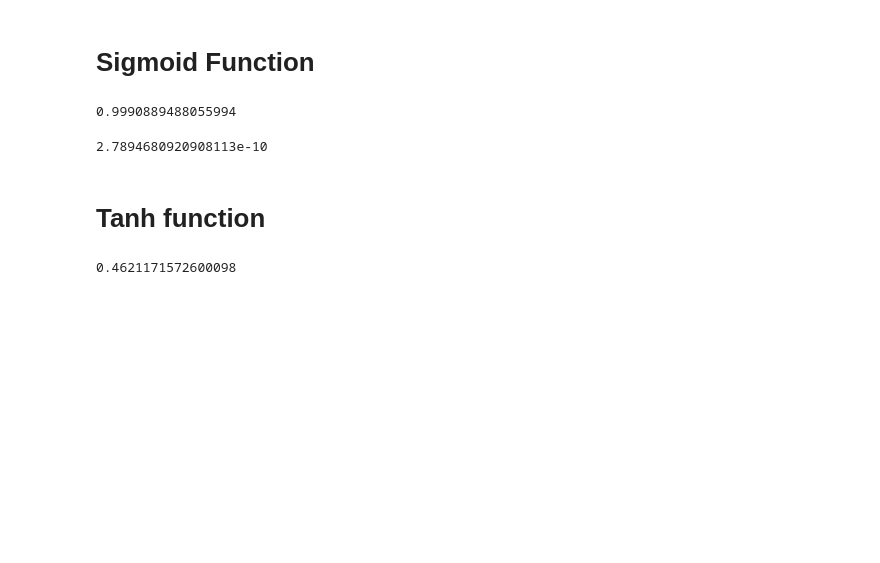
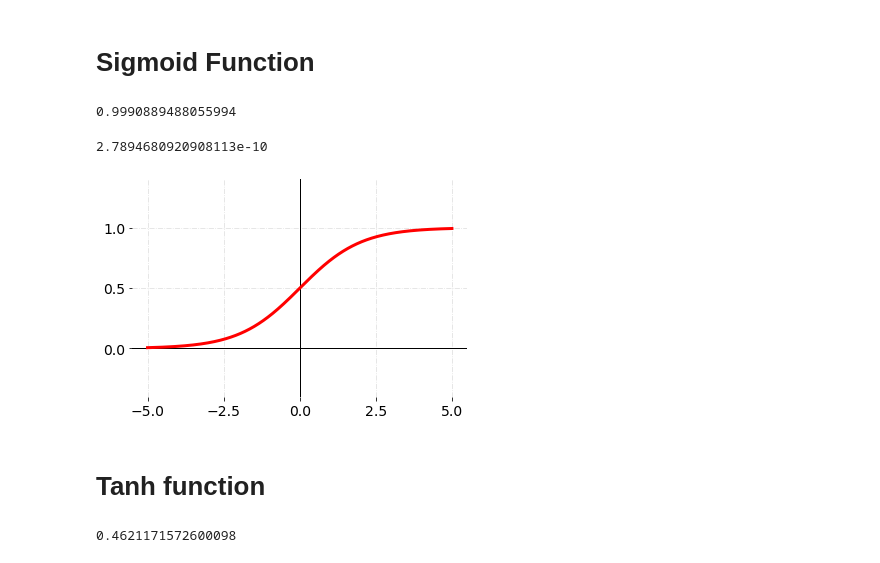
Before and after one commit to lkknoldus/python_codes, a Jupyter notebook: activation_function.ipynb, the cells around one changed output. Saved outputs shown, nothing was run; the diff lists cells and outputs as text; code cells hidden in the pictures; blank space fills up the shorter version.

```diff
--- a/activation_function.ipynb
+++ b/activation_function.ipynb
@@ -44,6 +75,10 @@ sigmoid_function(7)
 sigmoid_function(-22)
 # %% [output]
 2.7894680920908113e-10
+# %%
+plot(sigmoid_function, yaxis=(-0.4, 1.4))
+# %% [output]
+[figure, added]
 # %% [markdown]
 # Tanh function
 # %%
```
Also changed, not shown: parts of 15 cells of this notebook.
